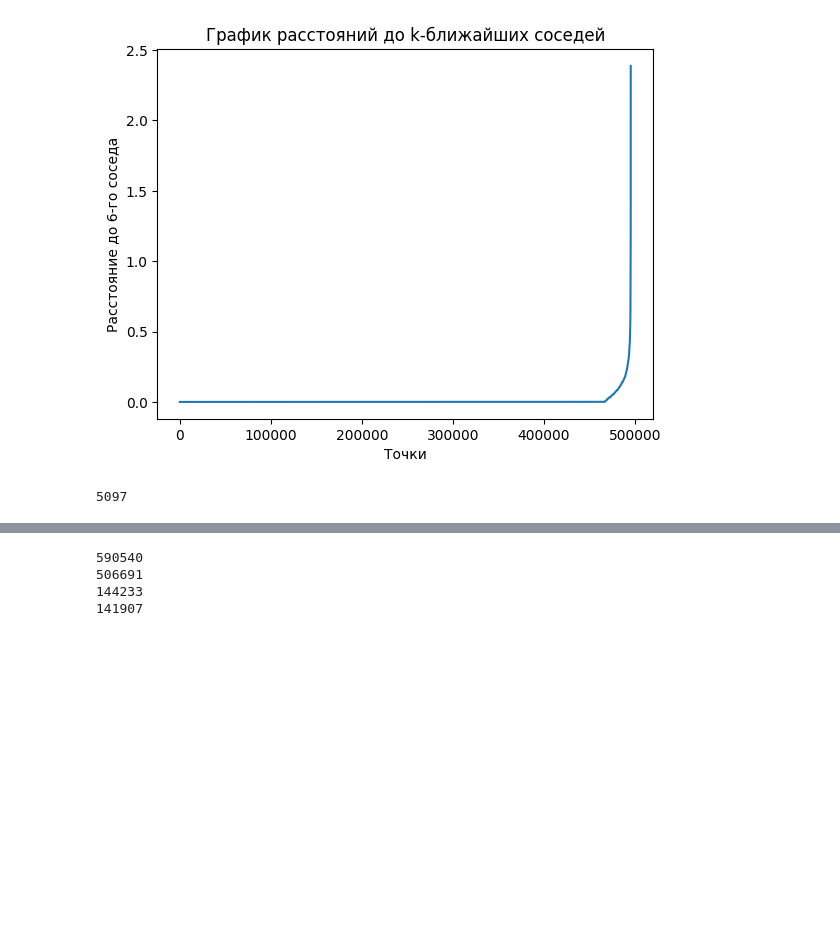
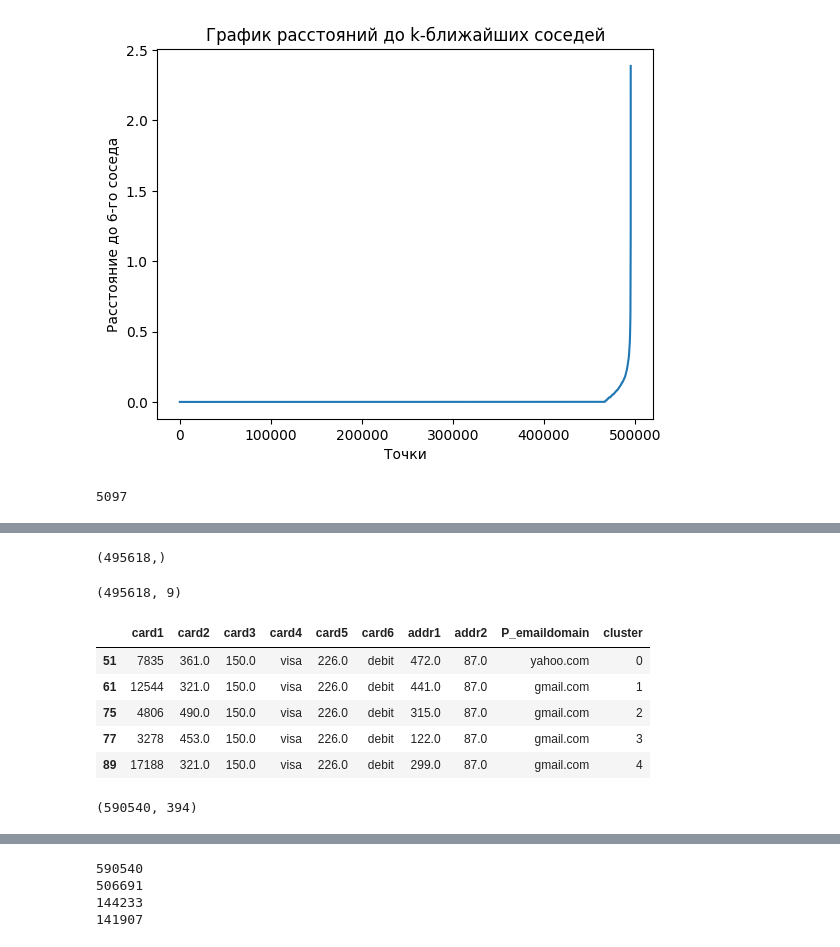
Before and after one commit to nastya-papulova/fraud_detection, a Jupyter notebook: exploration.ipynb, the cells around one changed output, grey strips where cells are left out. Saved outputs shown, nothing was run; the diff lists cells and outputs as text; code cells hidden in the pictures; blank space fills up the shorter version.

Commit message:
End clasterization by clients in exploration.ipynb, save new tables

```diff
--- a/exploration.ipynb
+++ b/exploration.ipynb
@@ -208,6 +208,11 @@ plt.show()
 [figure]
 # %%
 from sklearn.cluster import DBSCAN
+from sklearn.preprocessing import StandardScaler
+
+scaler = StandardScaler()
+features_scaled = scaler.fit_transform(features_pca)
+
 dbscan = DBSCAN(eps=0.1, min_samples=6)  # eps из графика
 clusters = dbscan.fit_predict(features_scaled)
 # %%
@@ -244,0 +237,23 @@ for i in range(5):  # Первая колонка
+# %%
+np.shape(clusters)
+# %% [output]
+(495618,)
+# %%
+clients2 = tr_df_train[['card1', 'card2', 'card3', 'card4', 'card5', 'card6', 'addr1', 'addr2', 'P_emaildomain']]
+# %%
+clients2 = clients2[duplicates]
+# %%
+clients2.shape
+# %% [output]
+(495618, 9)
+# %%
+clients2['cluster'] = clusters
+# %%
+clients2.head()
+# %% [output]
+|  | card1 | card2 | card3 | card4 | card5 | card6 | addr1 | addr2 | P_emaildomain | cluster |
+| 51 | 7835 | 361.0 | 150.0 | visa | 226.0 | debit | 472.0 | 87.0 | yahoo.com | 0 |
+| 61 | 12544 | 321.0 | 150.0 | visa | 226.0 | debit | 441.0 | 87.0 | gmail.com | 1 |
+| 75 | 4806 | 490.0 | 150.0 | visa | 226.0 | debit | 315.0 | 87.0 | gmail.com | 2 |
+| 77 | 3278 | 453.0 | 150.0 | visa | 226.0 | debit | 122.0 | 87.0 | gmail.com | 3 |
+| 89 | 17188 | 321.0 | 150.0 | visa | 226.0 | debit | 299.0 | 87.0 | gmail.com | 4 |
@@ -244,0 +262,4 @@ for i in range(5):  # Первая колонка
+# %%
+tr_df_train.shape
+# %% [output]
+(590540, 394)
```
Also changed, not shown: parts of 17 cells of this notebook.
